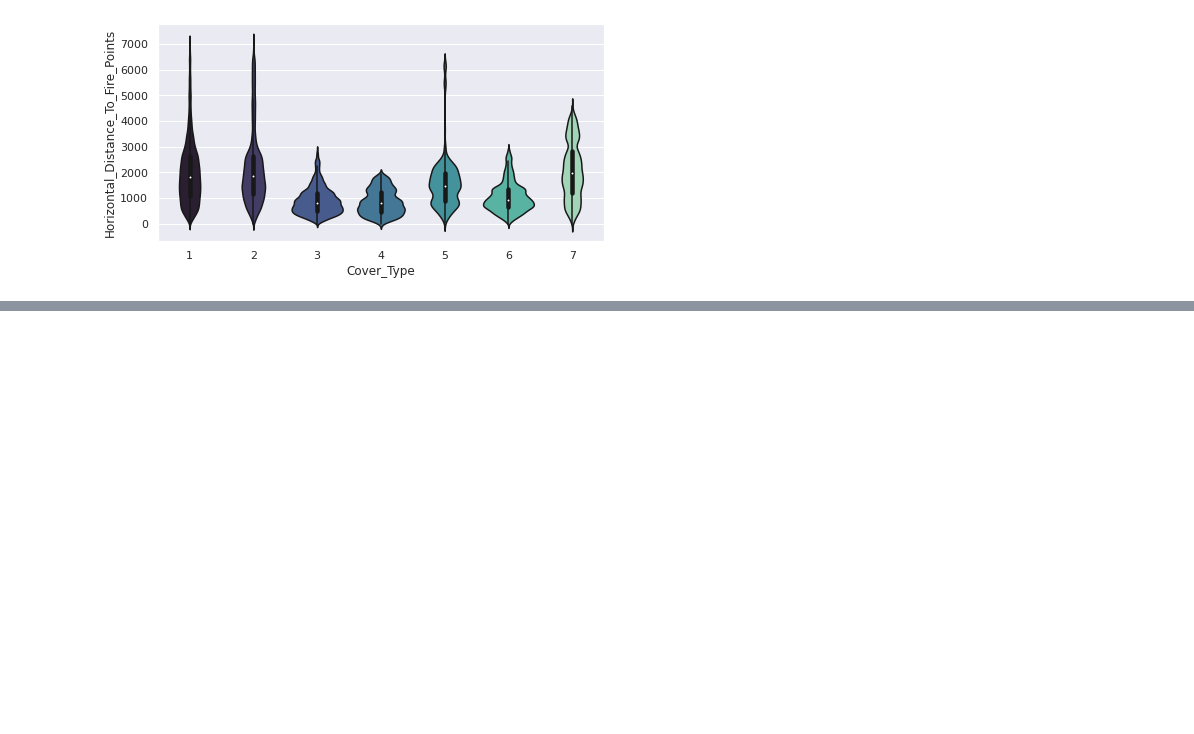
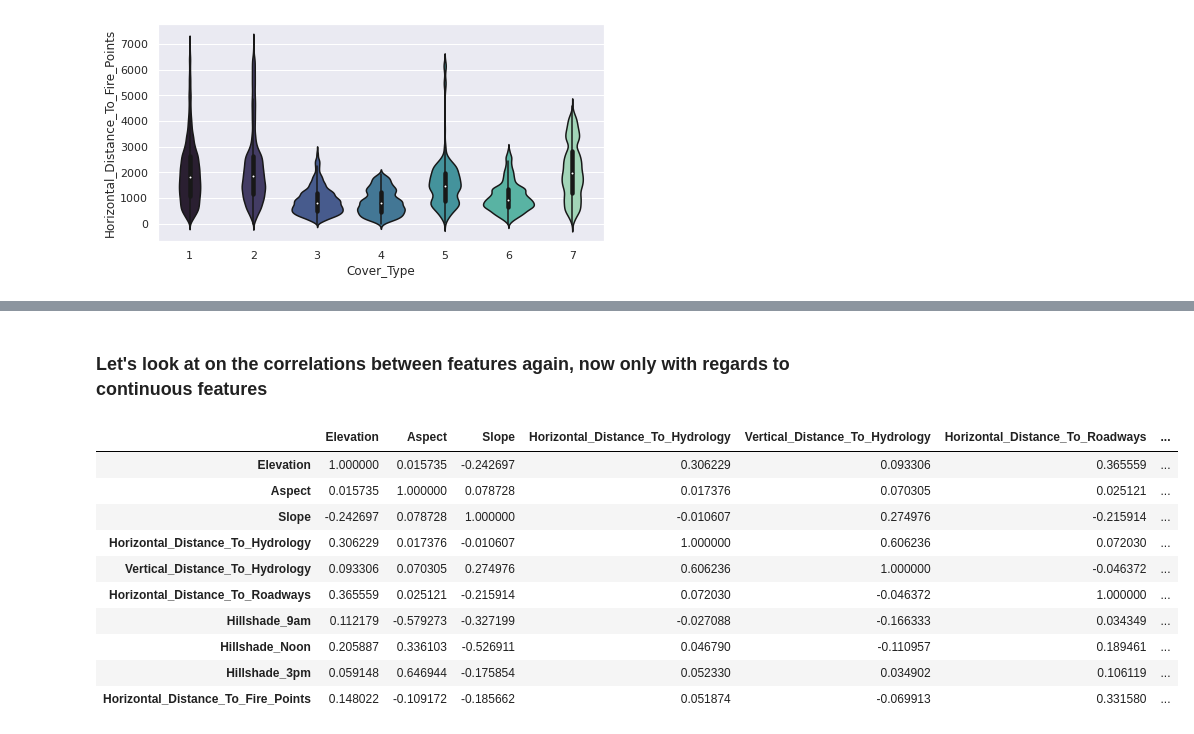
Before and after one commit to patakib/forest-cover-analysis, a Jupyter notebook: forest-cover.ipynb, the cells around one changed output, grey strips where cells are left out. Drawn from its saved outputs; the diff is of its cells as text; code cells hidden in the pictures; blank space fills up the shorter version.

```diff
--- a/forest-cover.ipynb
+++ b/forest-cover.ipynb
@@ -264,0 +262,16 @@ plt.show()
+# %% [markdown]
+### Let's look at on the correlations between features again, now only with regards to continuous features
+# %%
+cont_df.corr()
+# %% [output]
+|  | Elevation | Aspect | Slope | Horizontal_Distance_To_Hydrology | Vertical_Distance_To_Hydrology | Horizontal_Distance_To_Roadways | ... |
+| Elevation | 1.000000 | 0.015735 | -0.242697 | 0.306229 | 0.093306 | 0.365559 | ... |
+| Aspect | 0.015735 | 1.000000 | 0.078728 | 0.017376 | 0.070305 | 0.025121 | ... |
+| Slope | -0.242697 | 0.078728 | 1.000000 | -0.010607 | 0.274976 | -0.215914 | ... |
+| Horizontal_Distance_To_Hydrology | 0.306229 | 0.017376 | -0.010607 | 1.000000 | 0.606236 | 0.072030 | ... |
+| Vertical_Distance_To_Hydrology | 0.093306 | 0.070305 | 0.274976 | 0.606236 | 1.000000 | -0.046372 | ... |
+| Horizontal_Distance_To_Roadways | 0.365559 | 0.025121 | -0.215914 | 0.072030 | -0.046372 | 1.000000 | ... |
+| Hillshade_9am | 0.112179 | -0.579273 | -0.327199 | -0.027088 | -0.166333 | 0.034349 | ... |
+| Hillshade_Noon | 0.205887 | 0.336103 | -0.526911 | 0.046790 | -0.110957 | 0.189461 | ... |
+| Hillshade_3pm | 0.059148 | 0.646944 | -0.175854 | 0.052330 | 0.034902 | 0.106119 | ... |
+| Horizontal_Distance_To_Fire_Points | 0.148022 | -0.109172 | -0.185662 | 0.051874 | -0.069913 | 0.331580 | ... |
```
Also changed, not shown: parts of 3 cells of this notebook.
